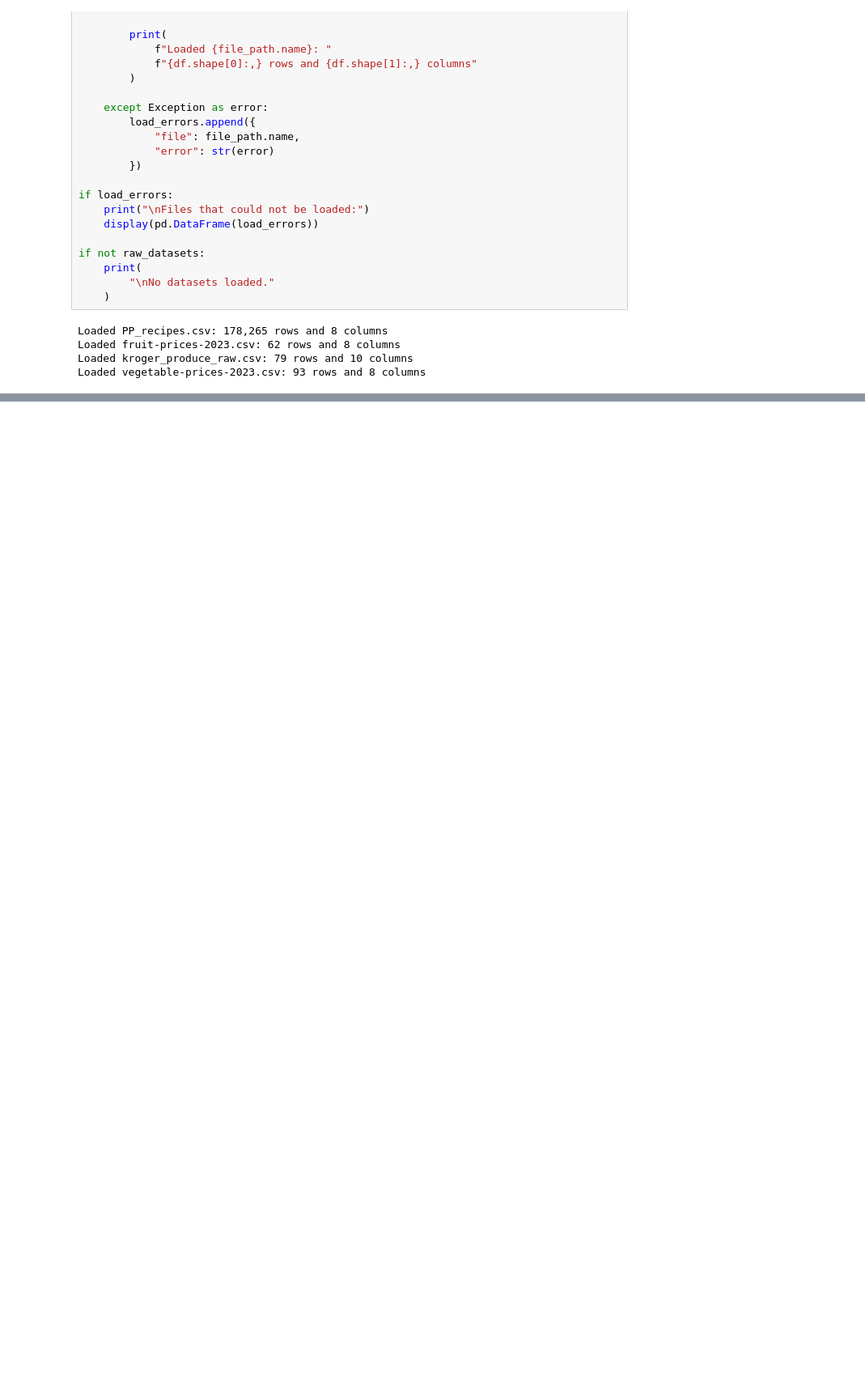
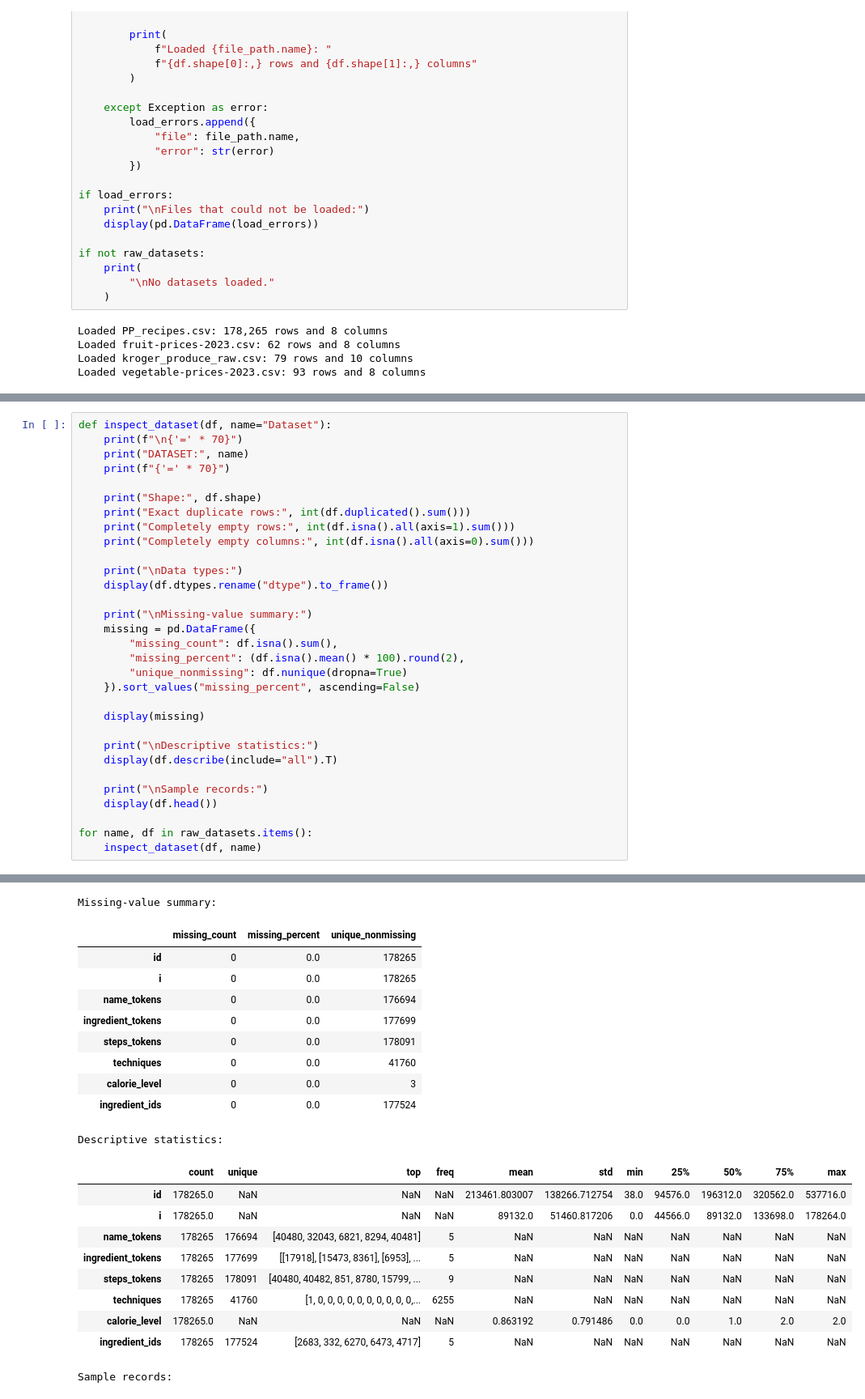
Before and after one commit to BH-Portfolio/produce-recommender, a Jupyter notebook: notebooks/data_collection_preprocessing.ipynb, the cells around one changed output, grey strips where cells are left out. Shown at 81% size. Drawn from its saved outputs; the diff is of its cells as text; blank space fills up the shorter version.

```diff
--- a/notebooks/data_collection_preprocessing.ipynb
+++ b/notebooks/data_collection_preprocessing.ipynb
@@ -311,0 +320,32 @@ Loaded vegetable-prices-2023.csv: 93 rows and 8 columns
+# %%
+def inspect_dataset(df, name="Dataset"):
+    print(f"\n{'=' * 70}")
+    print("DATASET:", name)
+    print(f"{'=' * 70}")
+
+    print("Shape:", df.shape)
+    print("Exact duplicate rows:", int(df.duplicated().sum()))
+    print("Completely empty rows:", int(df.isna().all(axis=1).sum()))
+    print("Completely empty columns:", int(df.isna().all(axis=0).sum()))
+
+    print("\nData types:")
+    display(df.dtypes.rename("dtype").to_frame())
+
+    print("\nMissing-value summary:")
+    missing = pd.DataFrame({
+        "missing_count": df.isna().sum(),
+        "missing_percent": (df.isna().mean() * 100).round(2),
+        "unique_nonmissing": df.nunique(dropna=True)
+    }).sort_values("missing_percent", ascending=False)
+
+    display(missing)
+
+    print("\nDescriptive statistics:")
+    display(df.describe(include="all").T)
+
+    print("\nSample records:")
+    display(df.head())
+
+for name, df in raw_datasets.items():
+    inspect_dataset(df, name)
+# %% [output]
@@ -311,0 +370,21 @@ Loaded vegetable-prices-2023.csv: 93 rows and 8 columns
+Missing-value summary:
+|  | missing_count | missing_percent | unique_nonmissing |
+| id | 0 | 0.0 | 178265 |
+| i | 0 | 0.0 | 178265 |
+| name_tokens | 0 | 0.0 | 176694 |
+| ingredient_tokens | 0 | 0.0 | 177699 |
+| steps_tokens | 0 | 0.0 | 178091 |
+| techniques | 0 | 0.0 | 41760 |
+| calorie_level | 0 | 0.0 | 3 |
+| ingredient_ids | 0 | 0.0 | 177524 |
+Descriptive statistics:
+|  | count | unique | top | freq | mean | std | min | 25% | 50% | 75% | max |
+| id | 178265.0 | NaN | NaN | NaN | 213461.803007 | 138266.712754 | 38.0 | 94576.0 | 196312.0 | 320562.0 | 537716.0 |
+| i | 178265.0 | NaN | NaN | NaN | 89132.0 | 51460.817206 | 0.0 | 44566.0 | 89132.0 | 133698.0 | 178264.0 |
+| name_tokens | 178265 | 176694 | [40480, 32043, 6821, 8294, 40481] | 5 | NaN | NaN | NaN | NaN | NaN | NaN | NaN |
+| ingredient_tokens | 178265 | 177699 | [[17918], [15473, 8361], [6953], ... | 5 | NaN | NaN | NaN | NaN | NaN | NaN | NaN |
+| steps_tokens | 178265 | 178091 | [40480, 40482, 851, 8780, 15799, ... | 9 | NaN | NaN | NaN | NaN | NaN | NaN | NaN |
+| techniques | 178265 | 41760 | [1, 0, 0, 0, 0, 0, 0, 0, 0, 0, 0,... | 6255 | NaN | NaN | NaN | NaN | NaN | NaN | NaN |
+| calorie_level | 178265.0 | NaN | NaN | NaN | 0.863192 | 0.791486 | 0.0 | 0.0 | 1.0 | 2.0 | 2.0 |
+| ingredient_ids | 178265 | 177524 | [2683, 332, 6270, 6473, 4717] | 5 | NaN | NaN | NaN | NaN | NaN | NaN | NaN |
+Sample records:
```
Also changed, not shown: parts of 15 cells of this notebook.
